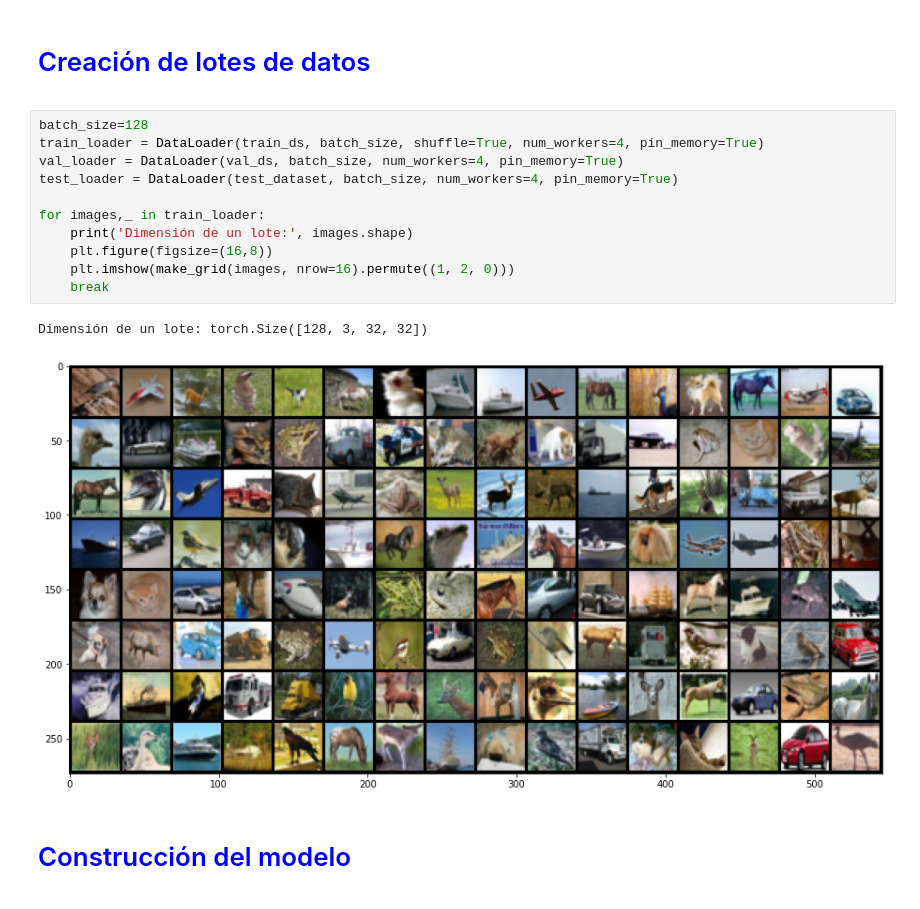
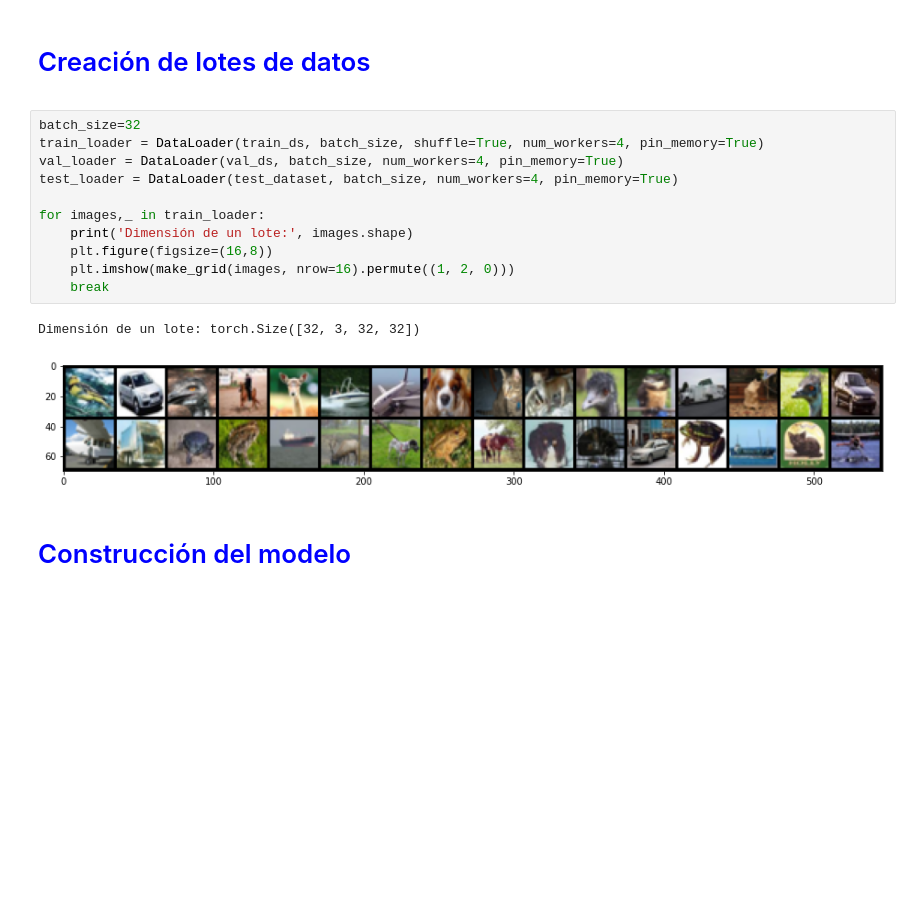
Before and after one commit to FelosRG/PytorchStockBot, a Jupyter notebook: Cifar_Pytorch.ipynb, the cells around one changed output. Drawn from its saved outputs; the diff is of its cells as text; blank space fills up the shorter version.

```diff
--- a/Cifar_Pytorch.ipynb
+++ b/Cifar_Pytorch.ipynb
@@ -107,19 +107,19 @@ print(t)
 
 # Creación de lotes de datos
 # %%
-batch_size=128
+batch_size=32
 train_loader = DataLoader(train_ds, batch_size, shuffle=True, num_workers=4, pin_memory=True)
 val_loader = DataLoader(val_ds, batch_size, num_workers=4, pin_memory=True)
 test_loader = DataLoader(test_dataset, batch_size, num_workers=4, pin_memory=True)
 
 for images,_ in train_loader:
     print('Dimensión de un lote:', images.shape)
     plt.figure(figsize=(16,8))
     plt.imshow(make_grid(images, nrow=16).permute((1, 2, 0)))
     break
 # %% [output]
-Dimensión de un lote: torch.Size([128, 3, 32, 32])
+Dimensión de un lote: torch.Size([32, 3, 32, 32])
-[figure, old version]
+[figure, new version]
 # %% [markdown]
 <font color='BLUE'>
 
```
Also changed, not shown: parts of 15 cells of this notebook.
